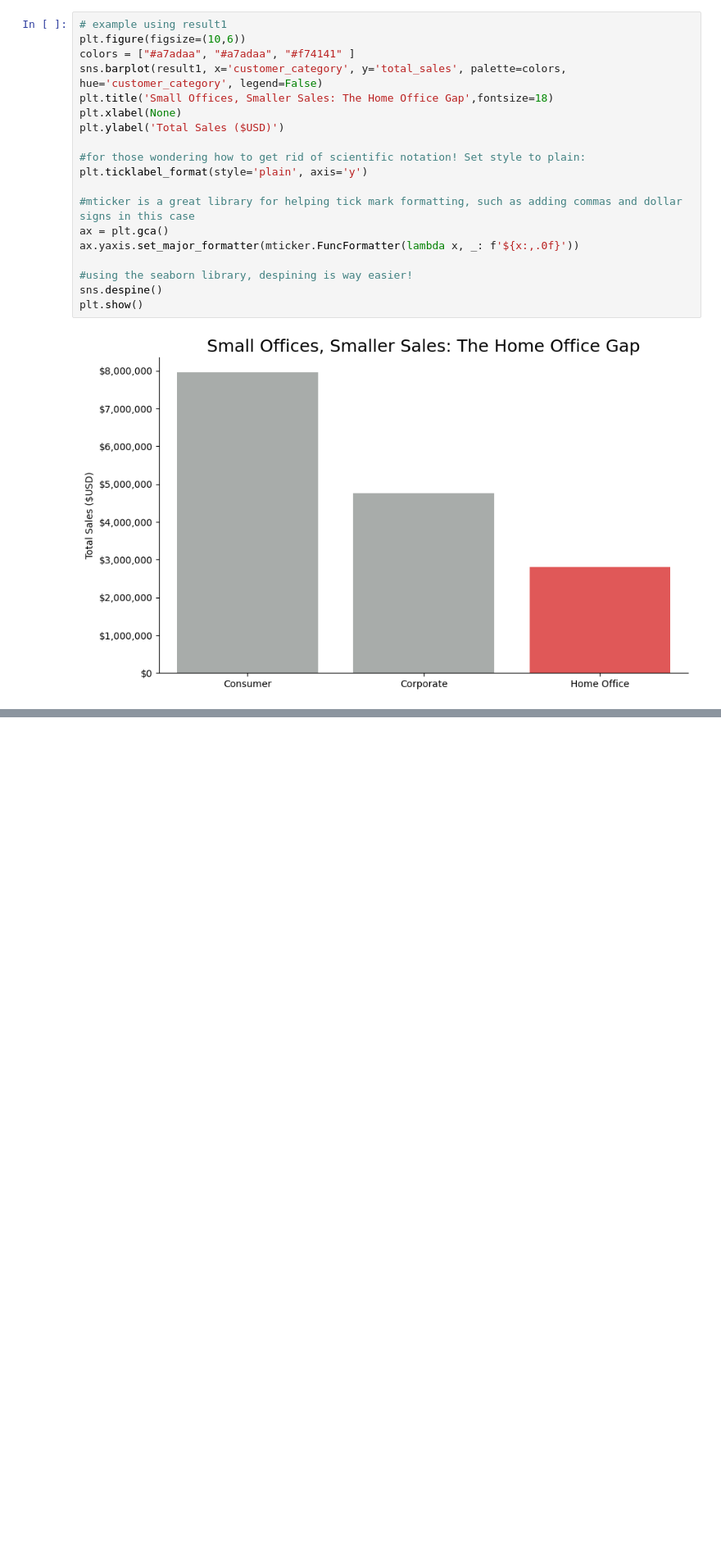
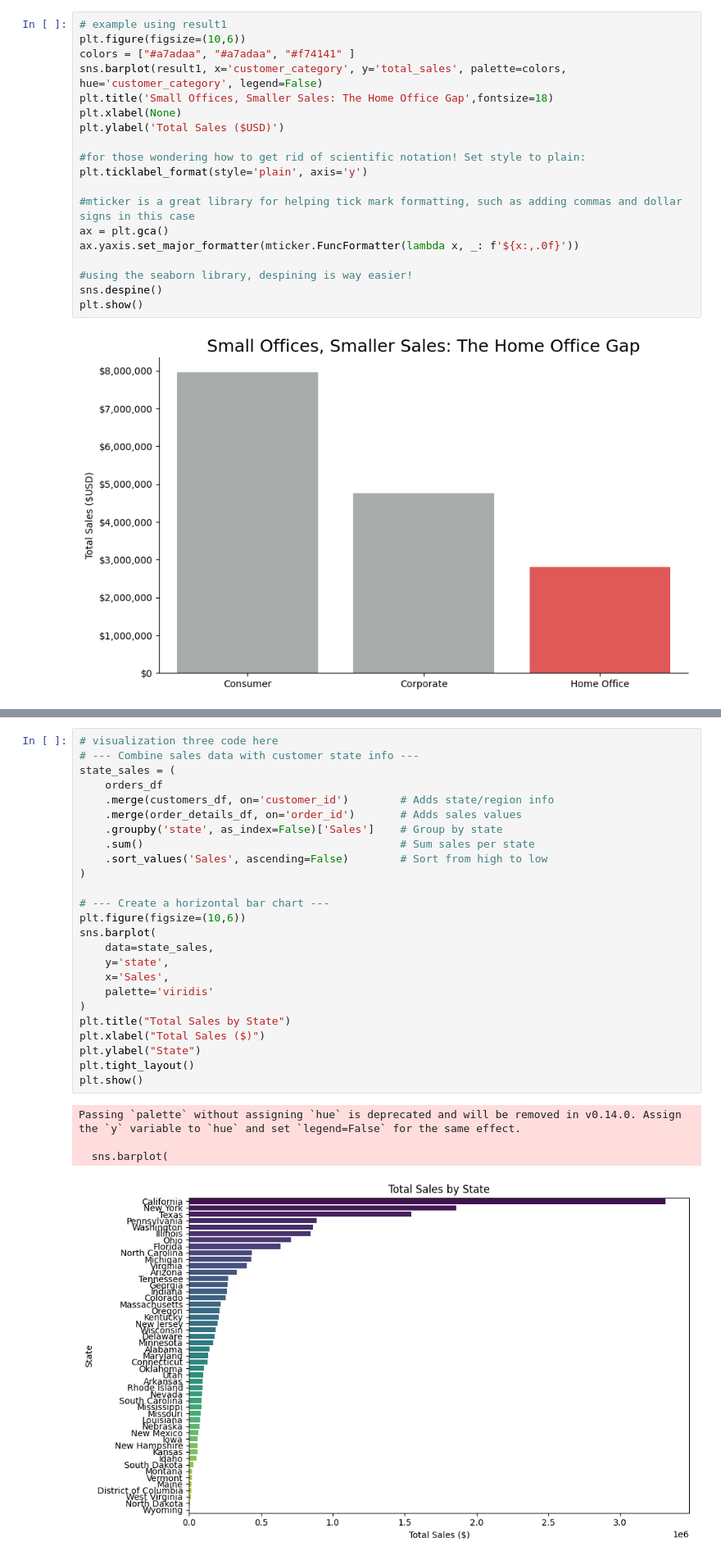
Before and after one commit to Kat910/DA_M3_W4_Workflow, a Jupyter notebook: notebooks/superstore_sales_workflow.ipynb, the cells around one changed output, grey strips where cells are left out. Shown at 82% size. Saved outputs shown, nothing was run; the diff lists cells and outputs as text; blank space fills up the shorter version.

```diff
--- a/notebooks/superstore_sales_workflow.ipynb
+++ b/notebooks/superstore_sales_workflow.ipynb
@@ -479,0 +532,30 @@ plt.show()
+# %%
+# visualization three code here
+# --- Combine sales data with customer state info ---
+state_sales = (
+    orders_df
+    .merge(customers_df, on='customer_id')        # Adds state/region info
+    .merge(order_details_df, on='order_id')       # Adds sales values
+    .groupby('state', as_index=False)['Sales']    # Group by state
+    .sum()                                        # Sum sales per state
+    .sort_values('Sales', ascending=False)        # Sort from high to low
+)
+
+# --- Create a horizontal bar chart ---
+plt.figure(figsize=(10,6))
+sns.barplot(
+    data=state_sales,
+    y='state',
+    x='Sales',
+    palette='viridis'
+)
+plt.title("Total Sales by State")
+plt.xlabel("Total Sales ($)")
+plt.ylabel("State")
+plt.tight_layout()
+plt.show()
+# %% [output]
+Passing `palette` without assigning `hue` is deprecated and will be removed in v0.14.0. Assign the `y` variable to `hue` and set `legend=False` for the same effect.
+
+  sns.barplot(
+[figure, added]
```
Also changed, not shown: parts of 12 cells of this notebook.
